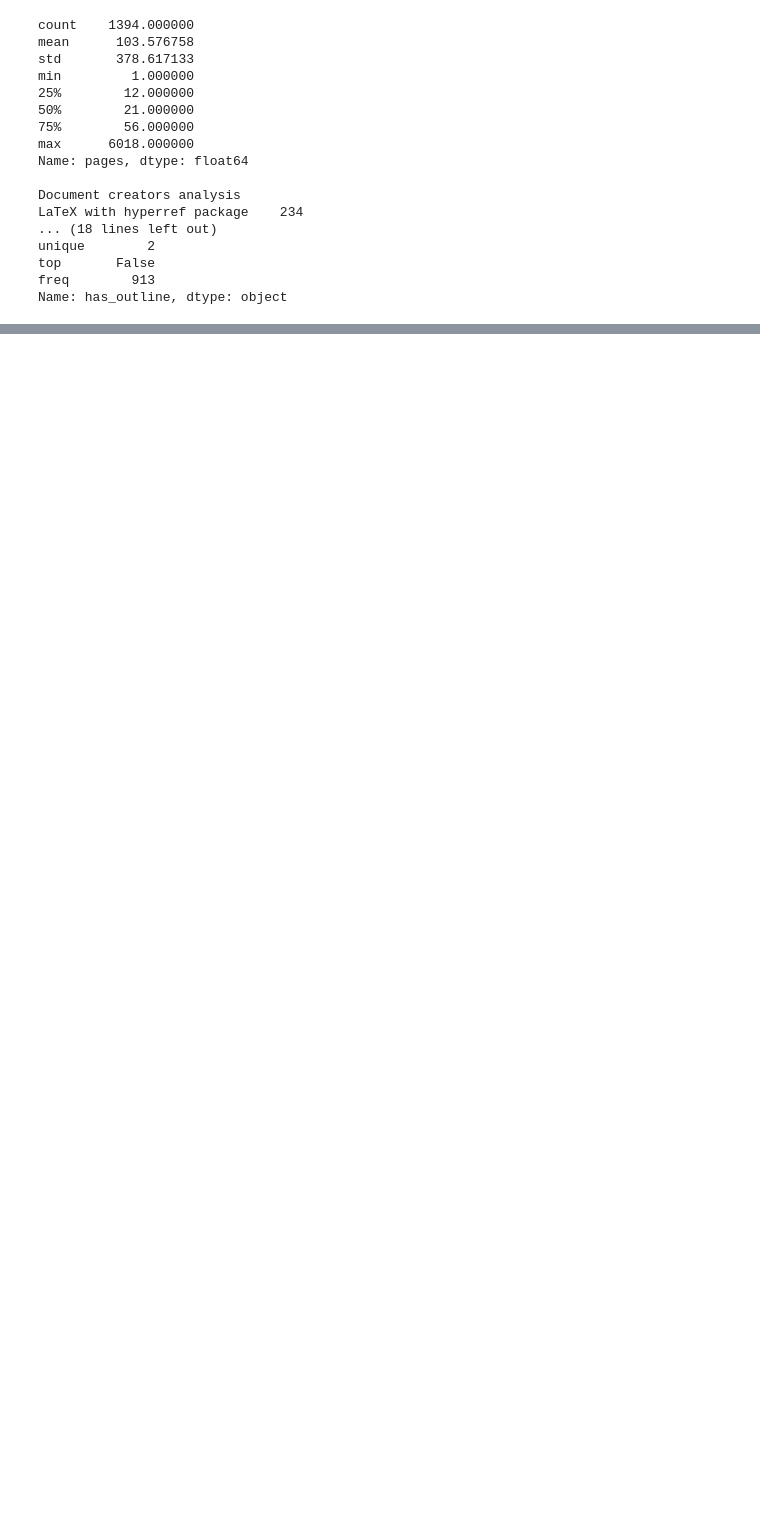
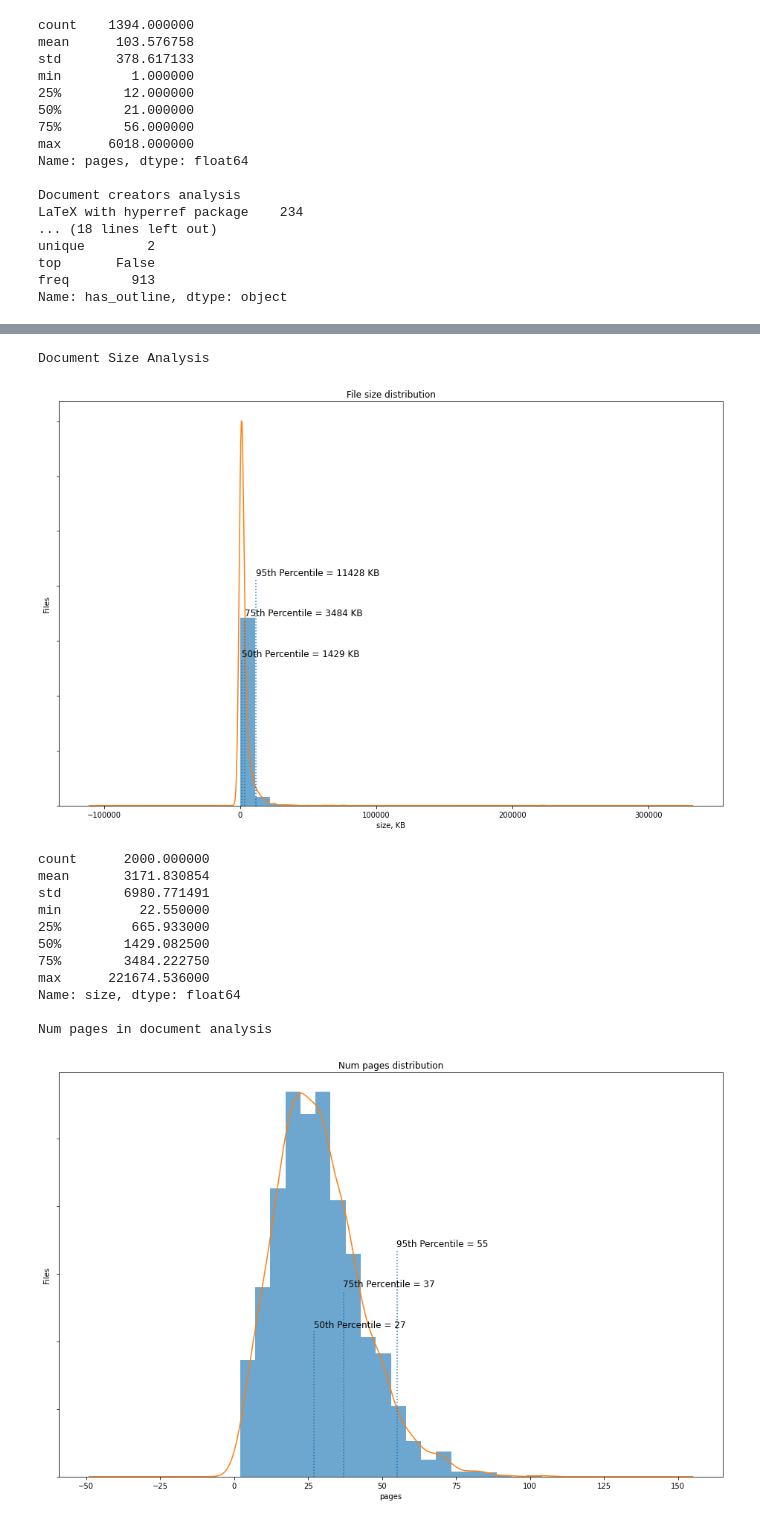
Before and after one commit to anxolerd/benchmarking_grobid, a Jupyter notebook: eda/eda.ipynb, the cells around one changed output, grey strips where cells are left out. Cells and saved outputs as stored; diff of their text form; code cells hidden in the pictures; blank space fills up the shorter version.

Commit message:
WIP biorxiv dataset

```diff
--- a/eda/eda.ipynb
+++ b/eda/eda.ipynb
@@ -83,9 +83,9 @@ def file_stats(pdf):
                 page_layout=reader.getPageLayout(),
                 creator=reader.getDocumentInfo() and reader.getDocumentInfo().creator,
                 size=os.path.getsize(pdf),
-                has_outline=False # bool(reader.getOutlines()),
-                has_form=False # bool(reader.getFields()),
-                image_count=0 # count_images(reader),
+                has_outline=False, # bool(reader.getOutlines()),
+                has_form=False, # bool(reader.getFields()),
+                image_count=0, # count_images(reader),
             )
             return (stats)
         except Exception as e:
@@ -521,0 +522,2 @@ tech.path.map(lambda x: x.rsplit('/')).map(lambda x: x[-1])[666]
+# %%
+biorxiv_test = dataset_to_dataframe('biorxiv-test')
@@ -521,0 +529,17 @@ tech.path.map(lambda x: x.rsplit('/')).map(lambda x: x[-1])[666]
+# %%
+analyze_dataset(biorxiv_test)
+# %% [output]
+Document Size Analysis
+[figure, added]
+count      2000.000000
+mean       3171.830854
+std        6980.771491
+min          22.550000
+25%         665.933000
+50%        1429.082500
+75%        3484.222750
+max      221674.536000
+Name: size, dtype: float64
+
+Num pages in document analysis
+[figure, added]
```
Also changed, not shown: parts of 4 cells of this notebook, 2 other files.
